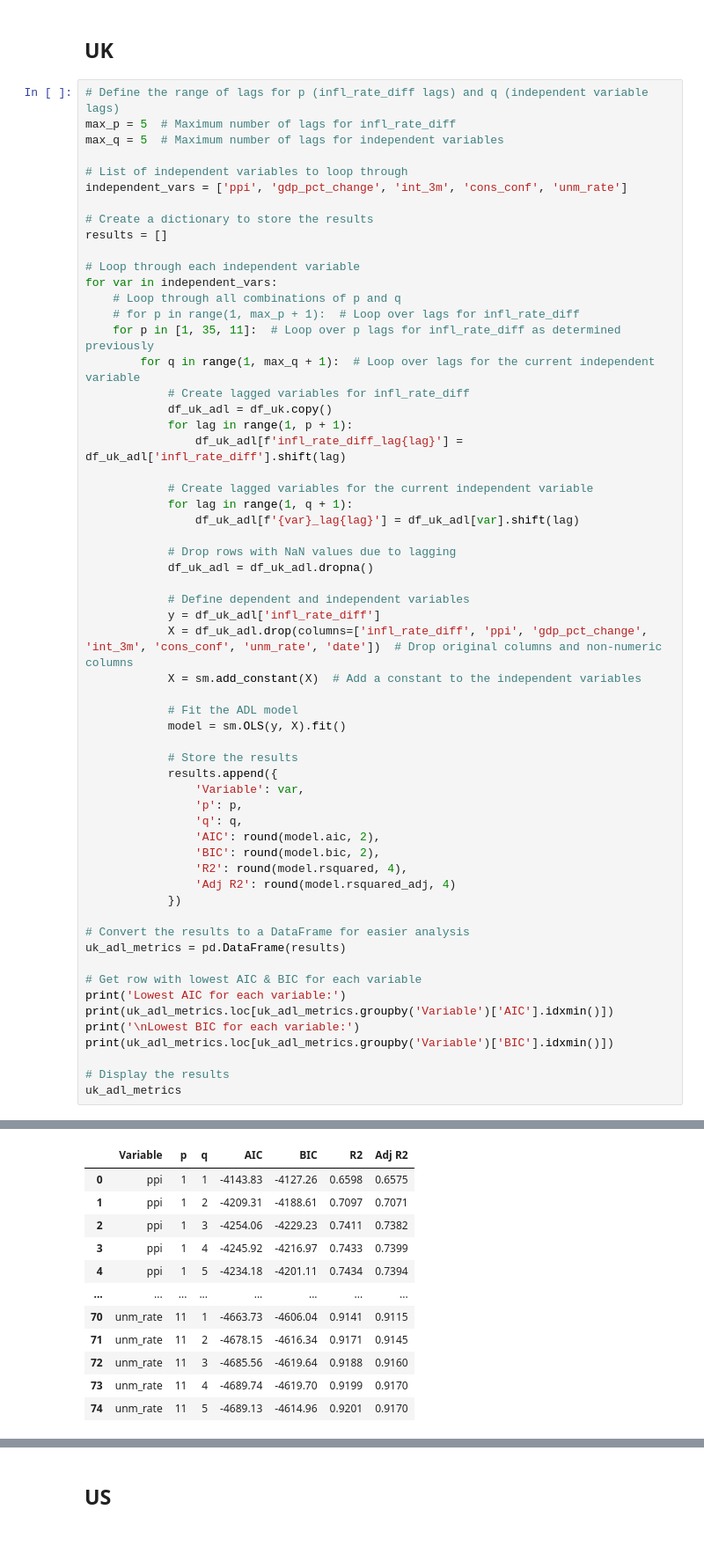
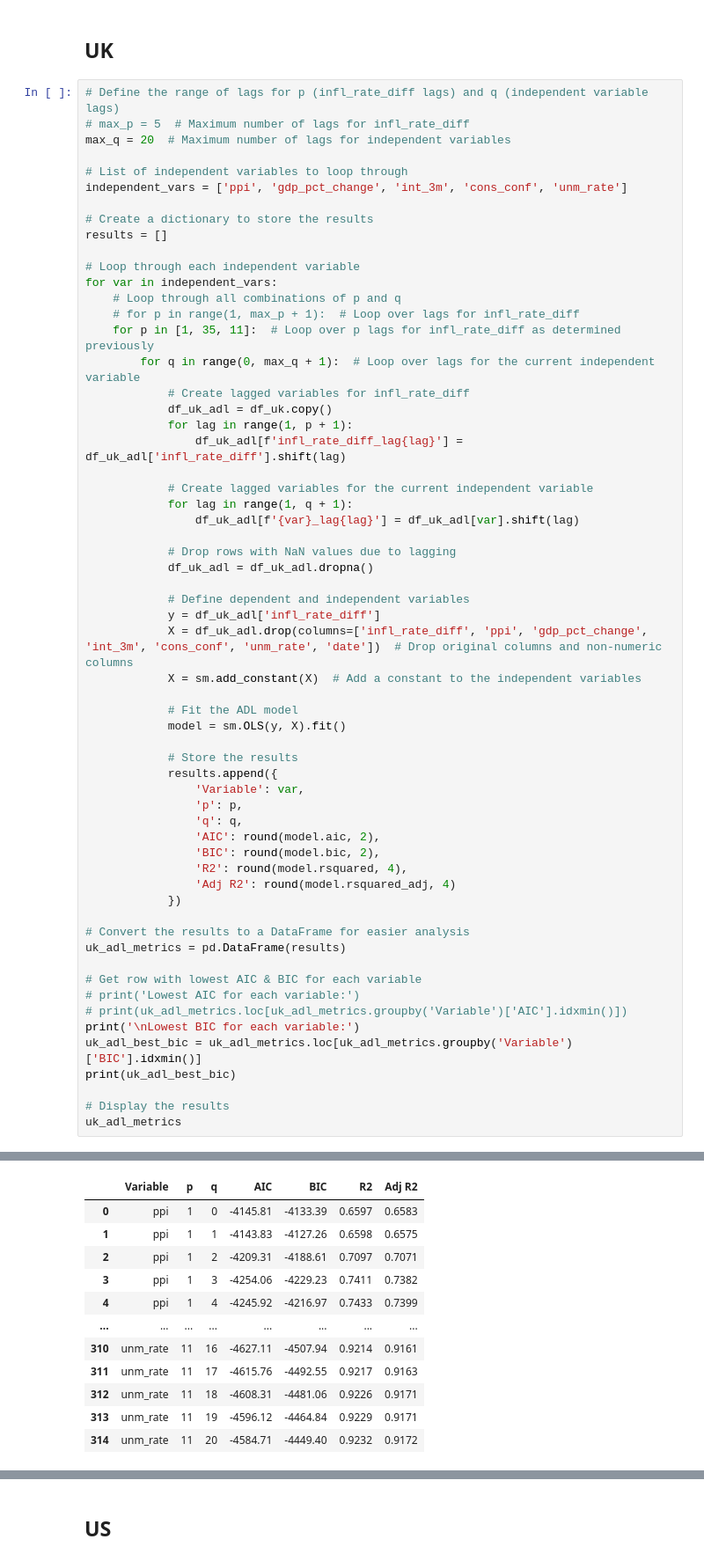
Before and after one commit to willafred/fe5213-cpi-forecasting, a Jupyter notebook: scripts/models_time_series.ipynb, the cells around one changed output, grey strips where cells are left out. Shown: that part at 88% size. Saved outputs shown, nothing was run; the diff lists cells and outputs as text.

```diff
--- a/scripts/models_time_series.ipynb
+++ b/scripts/models_time_series.ipynb
@@ -547,8 +552,8 @@ Adjusted R² is plotted alongside to penalise the model for more lags being adde
 ## UK
 # %%
 # Define the range of lags for p (infl_rate_diff lags) and q (independent variable lags)
-max_p = 5  # Maximum number of lags for infl_rate_diff
-max_q = 5  # Maximum number of lags for independent variables
+# max_p = 5  # Maximum number of lags for infl_rate_diff
+max_q = 20  # Maximum number of lags for independent variables
 
 # List of independent variables to loop through
 independent_vars = ['ppi', 'gdp_pct_change', 'int_3m', 'cons_conf', 'unm_rate']
@@ -561,7 +566,7 @@ for var in independent_vars:
     # Loop through all combinations of p and q
     # for p in range(1, max_p + 1):  # Loop over lags for infl_rate_diff
     for p in [1, 35, 11]:  # Loop over p lags for infl_rate_diff as determined previously
-        for q in range(1, max_q + 1):  # Loop over lags for the current independent variable
+        for q in range(0, max_q + 1):  # Loop over lags for the current independent variable
             # Create lagged variables for infl_rate_diff
             df_uk_adl = df_uk.copy()
             for lag in range(1, p + 1):
@@ -597,10 +602,11 @@ for var in independent_vars:
 uk_adl_metrics = pd.DataFrame(results)
 
 # Get row with lowest AIC & BIC for each variable
-print('Lowest AIC for each variable:')
-print(uk_adl_metrics.loc[uk_adl_metrics.groupby('Variable')['AIC'].idxmin()])
+# print('Lowest AIC for each variable:')
+# print(uk_adl_metrics.loc[uk_adl_metrics.groupby('Variable')['AIC'].idxmin()])
 print('\nLowest BIC for each variable:')
-print(uk_adl_metrics.loc[uk_adl_metrics.groupby('Variable')['BIC'].idxmin()])
+uk_adl_best_bic = uk_adl_metrics.loc[uk_adl_metrics.groupby('Variable')['BIC'].idxmin()]
+print(uk_adl_best_bic)
 
 # Display the results
 uk_adl_metrics
@@ -623,12 +621,12 @@ Lowest BIC for each variable:
 |  | Variable | p | q | AIC | BIC | R2 | Adj R2 |
-| 0 | ppi | 1 | 1 | -4143.83 | -4127.26 | 0.6598 | 0.6575 |
-| 1 | ppi | 1 | 2 | -4209.31 | -4188.61 | 0.7097 | 0.7071 |
-| 2 | ppi | 1 | 3 | -4254.06 | -4229.23 | 0.7411 | 0.7382 |
-| 3 | ppi | 1 | 4 | -4245.92 | -4216.97 | 0.7433 | 0.7399 |
-| 4 | ppi | 1 | 5 | -4234.18 | -4201.11 | 0.7434 | 0.7394 |
+| 0 | ppi | 1 | 0 | -4145.81 | -4133.39 | 0.6597 | 0.6583 |
+| 1 | ppi | 1 | 1 | -4143.83 | -4127.26 | 0.6598 | 0.6575 |
+| 2 | ppi | 1 | 2 | -4209.31 | -4188.61 | 0.7097 | 0.7071 |
+| 3 | ppi | 1 | 3 | -4254.06 | -4229.23 | 0.7411 | 0.7382 |
+| 4 | ppi | 1 | 4 | -4245.92 | -4216.97 | 0.7433 | 0.7399 |
 | ... | ... | ... | ... | ... | ... | ... | ... |
-| 70 | unm_rate | 11 | 1 | -4663.73 | -4606.04 | 0.9141 | 0.9115 |
-| 71 | unm_rate | 11 | 2 | -4678.15 | -4616.34 | 0.9171 | 0.9145 |
-| 72 | unm_rate | 11 | 3 | -4685.56 | -4619.64 | 0.9188 | 0.9160 |
-| 73 | unm_rate | 11 | 4 | -4689.74 | -4619.70 | 0.9199 | 0.9170 |
-| 74 | unm_rate | 11 | 5 | -4689.13 | -4614.96 | 0.9201 | 0.9170 |
+| 310 | unm_rate | 11 | 16 | -4627.11 | -4507.94 | 0.9214 | 0.9161 |
+| 311 | unm_rate | 11 | 17 | -4615.76 | -4492.55 | 0.9217 | 0.9163 |
+| 312 | unm_rate | 11 | 18 | -4608.31 | -4481.06 | 0.9226 | 0.9171 |
+| 313 | unm_rate | 11 | 19 | -4596.12 | -4464.84 | 0.9229 | 0.9171 |
+| 314 | unm_rate | 11 | 20 | -4584.71 | -4449.40 | 0.9232 | 0.9172 |
```
Also changed, not shown: parts of 24 cells of this notebook.
